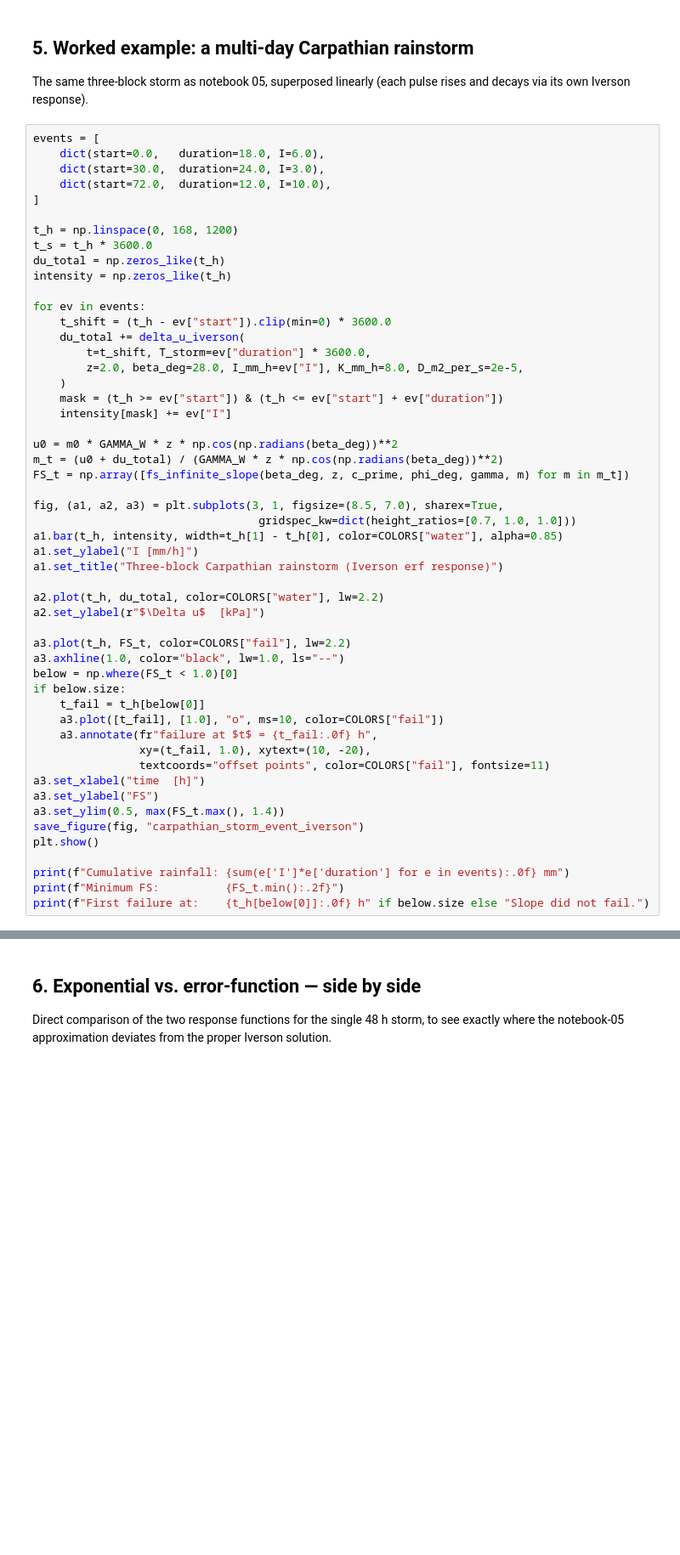
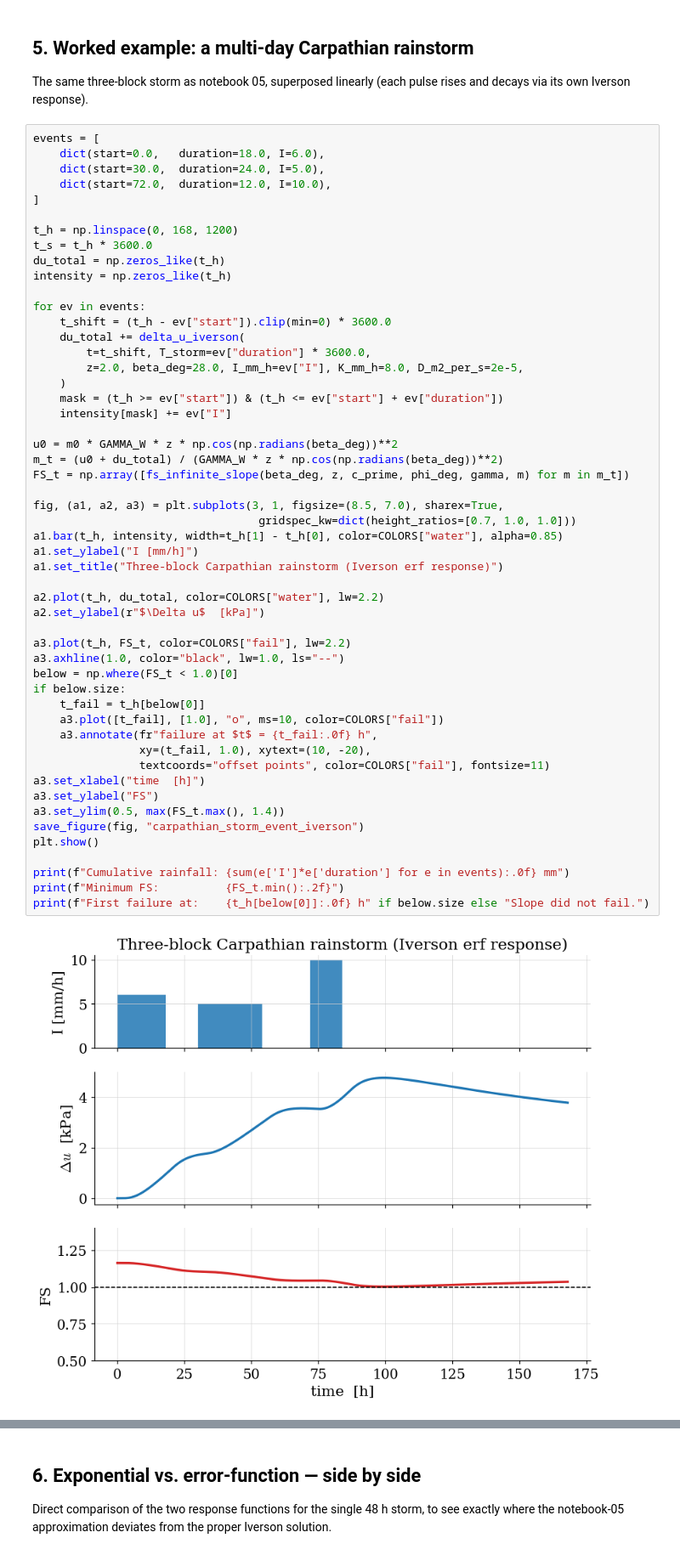
Before and after one commit to olafredin/silesia-slopes, a Jupyter notebook: notebooks/05b_rainfall_iverson_erf.ipynb, the cells around one changed output, grey strips where cells are left out. Shown at 85% size. Cells and saved outputs as stored; diff of their text form; blank space fills up the shorter version.

```diff
--- a/notebooks/05b_rainfall_iverson_erf.ipynb
+++ b/notebooks/05b_rainfall_iverson_erf.ipynb
@@ -215,7 +223,7 @@ The same three-block storm as notebook 05, superposed linearly (each pulse rises
 # %%
 events = [
     dict(start=0.0,   duration=18.0, I=6.0),
-    dict(start=30.0,  duration=24.0, I=3.0),
+    dict(start=30.0,  duration=24.0, I=5.0),
     dict(start=72.0,  duration=12.0, I=10.0),
 ]
 
@@ -237,30 +245,32 @@ u0 = m0 * GAMMA_W * z * np.cos(np.radians(beta_deg))**2
 m_t = (u0 + du_total) / (GAMMA_W * z * np.cos(np.radians(beta_deg))**2)
 FS_t = np.array([fs_infinite_slope(beta_deg, z, c_prime, phi_deg, gamma, m) for m in m_t])
 
 fig, (a1, a2, a3) = plt.subplots(3, 1, figsize=(8.5, 7.0), sharex=True,
                                   gridspec_kw=dict(height_ratios=[0.7, 1.0, 1.0]))
 a1.bar(t_h, intensity, width=t_h[1] - t_h[0], color=COLORS["water"], alpha=0.85)
 a1.set_ylabel("I [mm/h]")
 a1.set_title("Three-block Carpathian rainstorm (Iverson erf response)")
 
 a2.plot(t_h, du_total, color=COLORS["water"], lw=2.2)
 a2.set_ylabel(r"$\Delta u$  [kPa]")
 
 a3.plot(t_h, FS_t, color=COLORS["fail"], lw=2.2)
 a3.axhline(1.0, color="black", lw=1.0, ls="--")
 below = np.where(FS_t < 1.0)[0]
 if below.size:
     t_fail = t_h[below[0]]
     a3.plot([t_fail], [1.0], "o", ms=10, color=COLORS["fail"])
     a3.annotate(fr"failure at $t$ = {t_fail:.0f} h",
                 xy=(t_fail, 1.0), xytext=(10, -20),
                 textcoords="offset points", color=COLORS["fail"], fontsize=11)
 a3.set_xlabel("time  [h]")
 a3.set_ylabel("FS")
 a3.set_ylim(0.5, max(FS_t.max(), 1.4))
 save_figure(fig, "carpathian_storm_event_iverson")
 plt.show()
 
 print(f"Cumulative rainfall: {sum(e['I']*e['duration'] for e in events):.0f} mm")
 print(f"Minimum FS:          {FS_t.min():.2f}")
 print(f"First failure at:    {t_h[below[0]]:.0f} h" if below.size else "Slope did not fail.")
+# %% [output]
+[figure, added]
```
Also changed, not shown: parts of 5 cells of this notebook, 3 other files.
